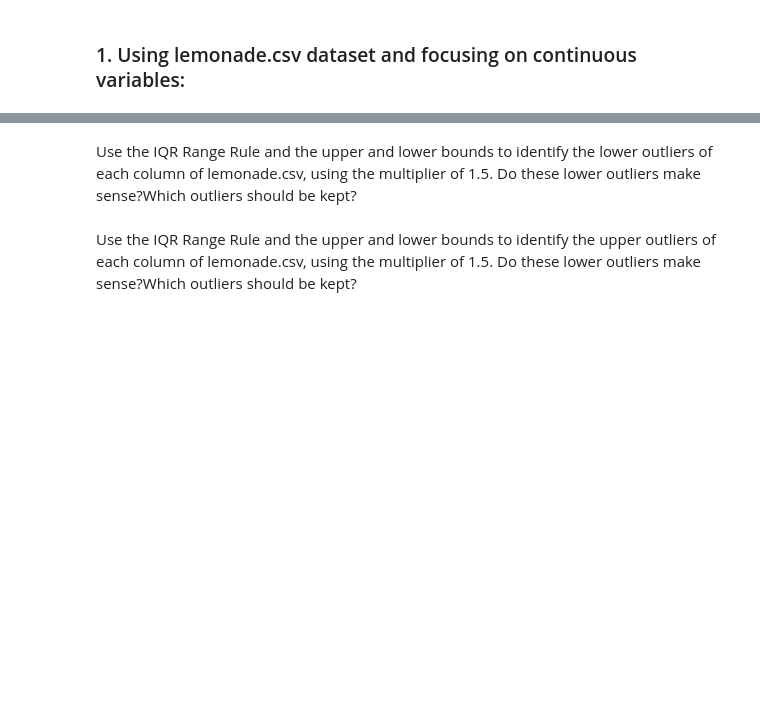
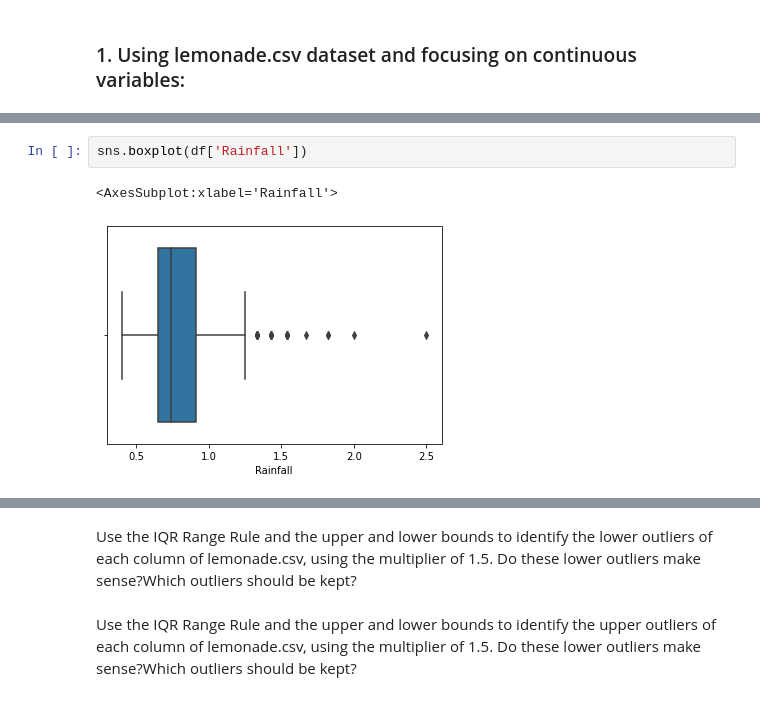
Before and after one commit to segovialori/anomaly-detection-exercises, a Jupyter notebook: continuous_probabilistic_methods.ipynb, the cells around one changed output, grey strips where cells are left out. Drawn from its saved outputs; the diff is of its cells as text; blank space fills up the shorter version.

```diff
--- a/continuous_probabilistic_methods.ipynb
+++ b/continuous_probabilistic_methods.ipynb
@@ -4,0 +94,5 @@
+# %%
+sns.boxplot(df['Rainfall'])
+# %% [output]
+<AxesSubplot:xlabel='Rainfall'>
+[figure, added]
```
Also changed, not shown: parts of 38 cells of this notebook.
